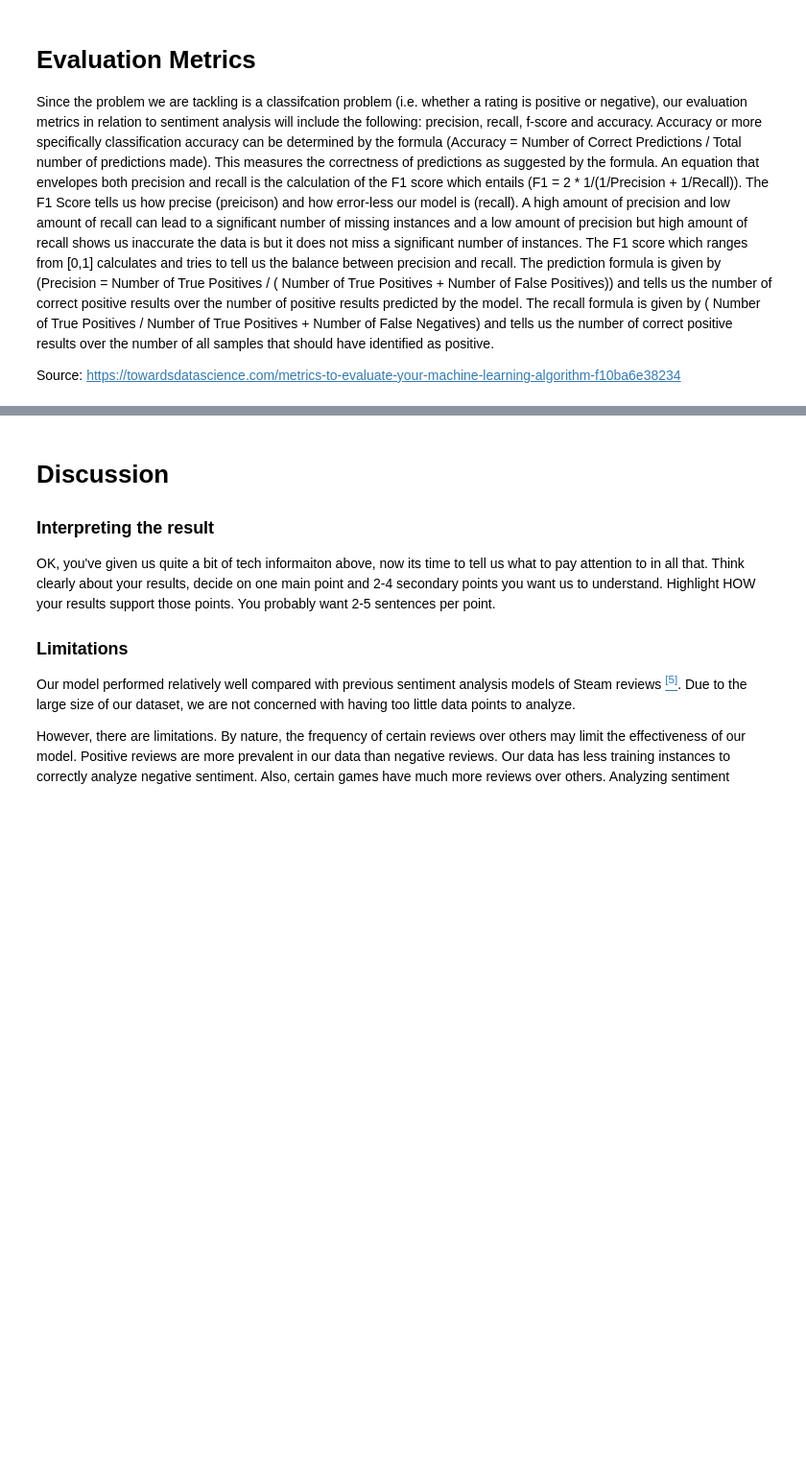
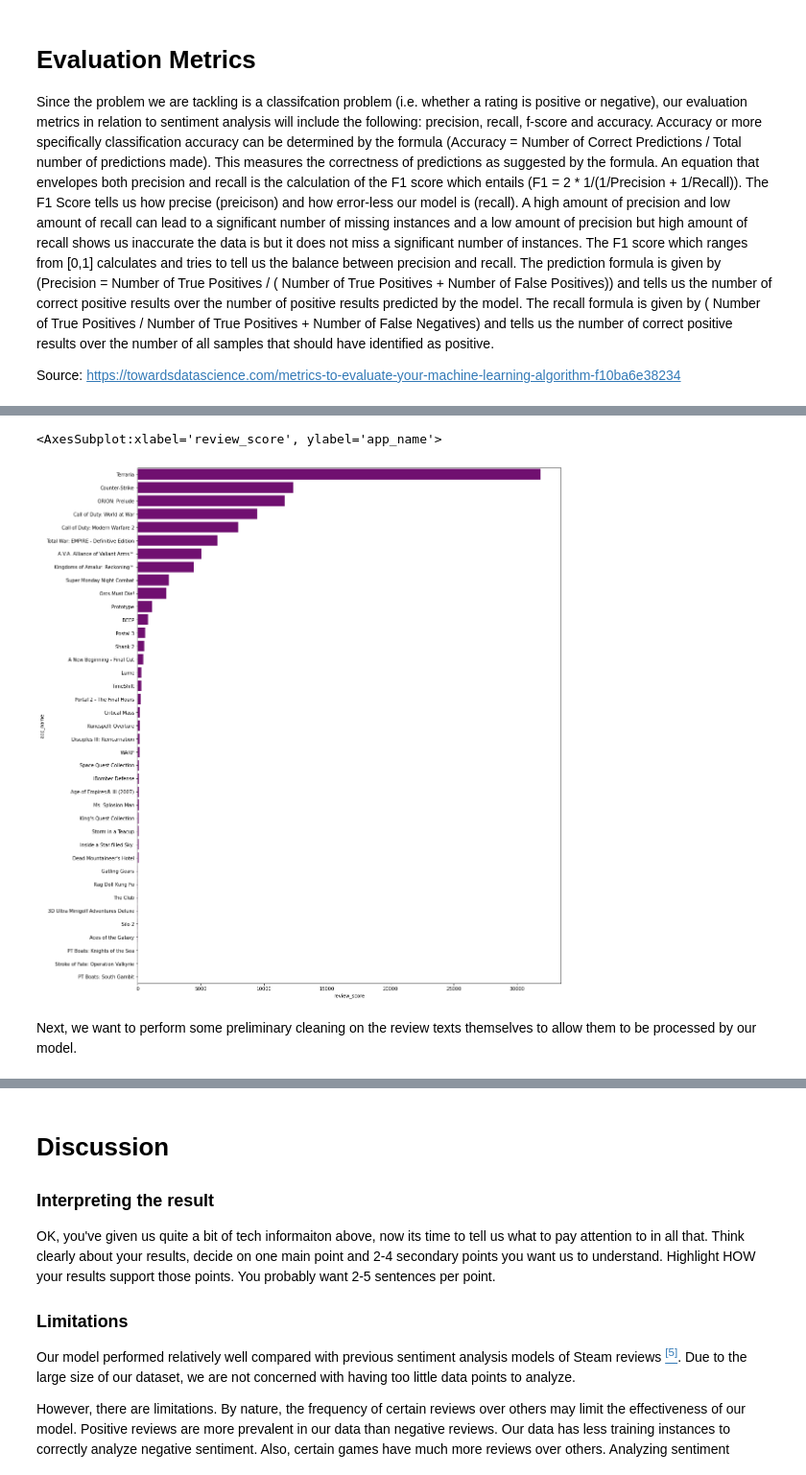
Before and after one commit to lilly-pad/Group025-Sp22, a Jupyter notebook: FinalProject_group025.ipynb, the cells around one changed output, grey strips where cells are left out. Shown at 96% size. Cells and saved outputs as stored; diff of their text form; code cells hidden in the pictures; blank space fills up the shorter version.

Commit message:
Update FinalProject_group025.ipynb
Reformatting final notebook

```diff
--- a/FinalProject_group025.ipynb
+++ b/FinalProject_group025.ipynb
@@ -92,0 +163,12 @@ Maybe you do model selection again, but using a different kind of metric than be
+# %%
+num_reviews = df_steam.groupby(['app_name'])['review_score'].count().sort_values(ascending=False)
+
+num_reviews = num_reviews.reset_index()
+plt.figure(figsize=(16,20))
+sns.barplot(y=num_reviews['app_name'], x=num_reviews['review_score'], data=num_reviews,
+            label="Total", color="purple")
+# %% [output]
+<AxesSubplot:xlabel='review_score', ylabel='app_name'>
+[figure, added]
+# %% [markdown]
+Next, we want to perform some preliminary cleaning on the review texts themselves to allow them to be processed by our model.
```
Also changed, not shown: parts of 22 cells of this notebook.
